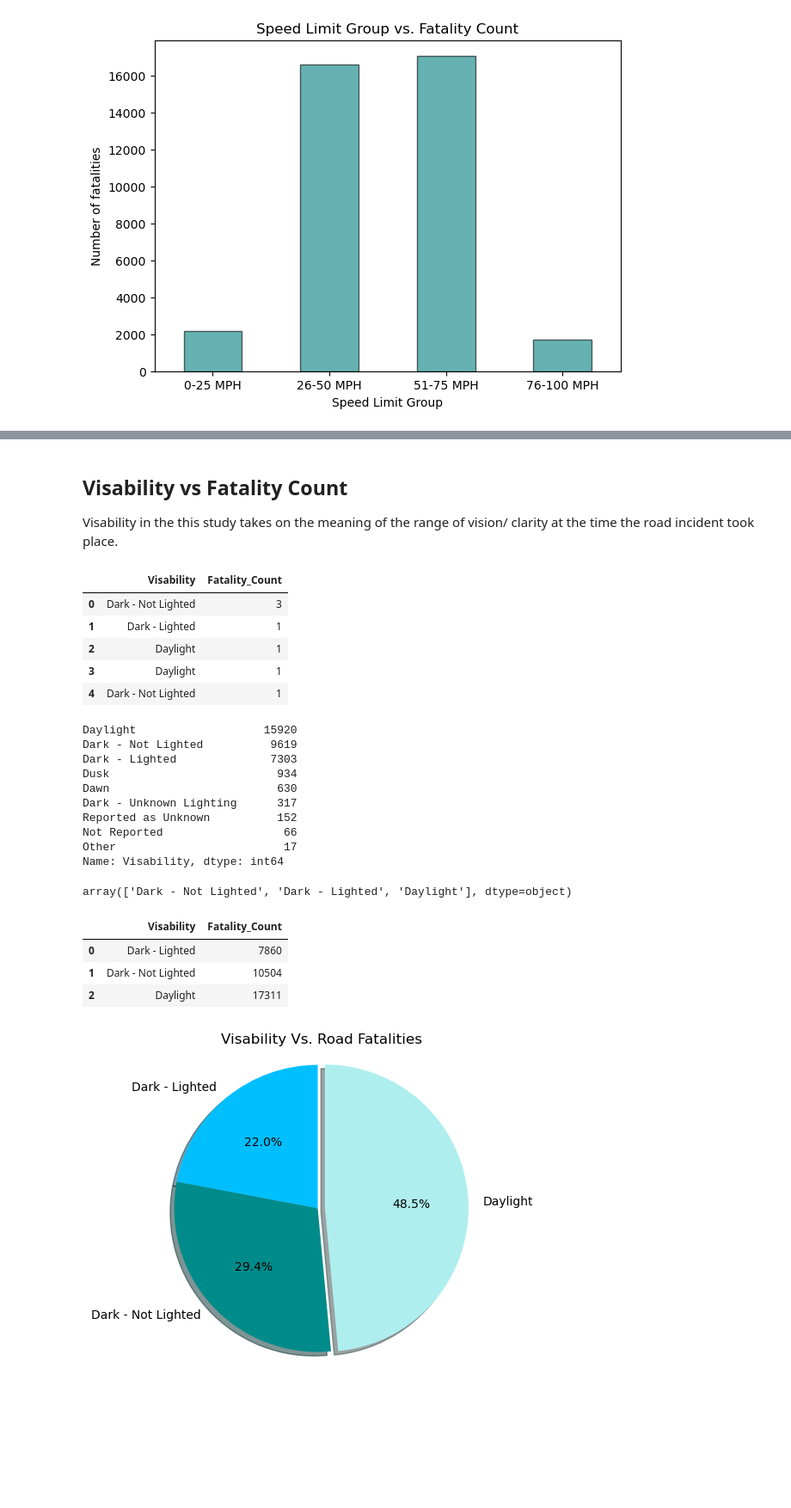
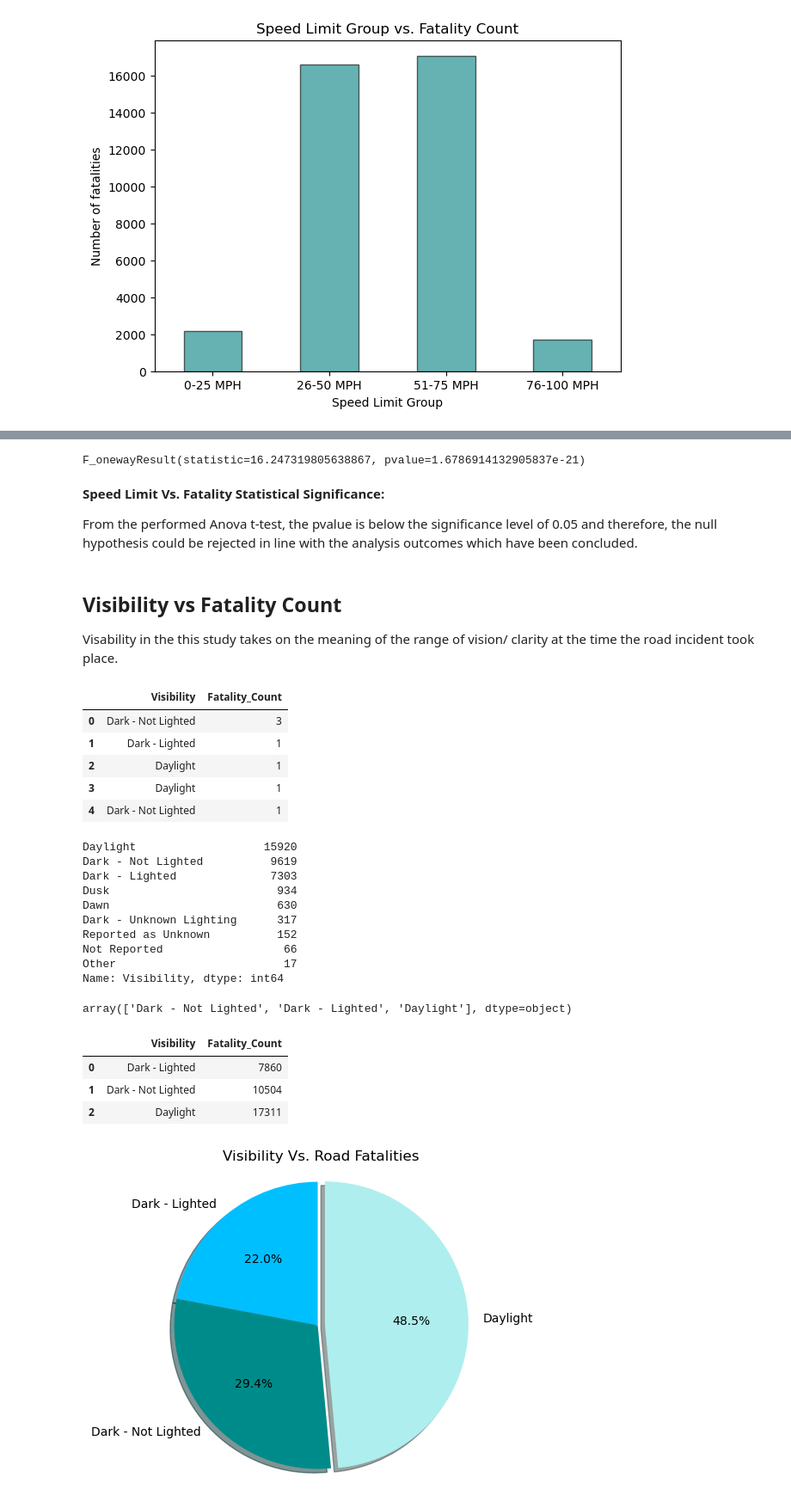
Before and after one commit to lishanisrikaran/project-1, a Jupyter notebook: road_fatalities - main.ipynb, the cells around one changed output, grey strips where cells are left out. Shown: that part at 86% size. Saved outputs shown, nothing was run; the diff lists cells and outputs as text; code cells hidden in the pictures; blank space fills up the shorter version.

Commit message:
ANOVA

```diff
--- a/road_fatalities - main.ipynb
+++ b/road_fatalities - main.ipynb
@@ -105,7 +105,7 @@ Cleaned_df = Cleaned_df.rename(columns={"caseyear":"Year", "st_case": "Case_ID",
                                                  "countyname":"County", "monthname": "Month", "day_week":"Day_Name",
                                                  "hour":"Hour", "rur_urbname": "Rural_Urban", "routename":"Route_Name",
                                                  "latitude": "Latitude", "longitud":"Longitude", "harm_evname": "Harm_Event",
-                                                 "lgt_condname":"Visability", "weathername":"Weather_Condition", "fatals":"Fatality_Count", "drunk_dr":"Drunk_Driver_Count"
+                                                 "lgt_condname":"Visibility", "weathername":"Weather_Condition", "fatals":"Fatality_Count", "drunk_dr":"Drunk_Driver_Count"
                                                   , "age":"Age", "speed_limit":"Speed_Limit", "race":"Race", "vehicle_make": "Vehicle_Make", "sex":"Sex"})
 Cleaned_df.head()
 # %% [output]
@@ -572,22 +594,31 @@ As previously suggested, linear regression was not the best way to model speed l
+# %%
+ # Perform the ANOVA
+st.f_oneway(group1, group2, group3, group4, group5, group6, group7, group8)
+# %% [output]
+F_onewayResult(statistic=16.247319805638867, pvalue=1.6786914132905837e-21)
+# %% [markdown]
+<b> Speed Limit Vs. Fatality Statistical Significance: <b>
+
+From the performed Anova t-test, the pvalue is below the significance level of 0.05 and therefore, the null hypothesis could be rejected in line with the analysis outcomes which have been concluded.
 # %% [markdown]
-## Visability vs Fatality Count
+## Visibility vs Fatality Count
 
 Visability in the this study takes on the meaning of the range of vision/ clarity at the time the road incident took place.
 # %%
-# Creating a separate DataFrame to visualise the various visabilities and the number of fatalities which occured in each case.
-visability_df = Cleaned_df[["Visability", "Fatality_Count"]]
-visability_df.reset_index()
-visability_df.head()
+# Creating a separate DataFrame to visualise the various visibilities and the number of fatalities which occured in each case.
+visibility_df = Cleaned_df[["Visibility", "Fatality_Count"]]
+visibility_df.reset_index()
+visibility_df.head()
 # %% [output]
-|  | Visability | Fatality_Count |
+|  | Visibility | Fatality_Count |
 | 0 | Dark - Not Lighted | 3 |
 | 1 | Dark - Lighted | 1 |
 | 2 | Daylight | 1 |
 | 3 | Daylight | 1 |
 | 4 | Dark - Not Lighted | 1 |
 # %%
-# There are many types of visability categories, this study will focus on the three with the highest frequency.
-visability_df["Visability"].value_counts()
+# There are many types of visibility categories, this study will focus on the three with the highest frequency.
+visibility_df["Visibility"].value_counts()
 # %% [output]
 Daylight                   15920
 Dark - Not Lighted          9619
@@ -598,36 +629,36 @@ Dark - Unknown Lighting      317
 Reported as Unknown          152
 Not Reported                  66
 Other                         17
-Name: Visability, dtype: int64
+Name: Visibility, dtype: int64
 # %%
-# Narrowing down the DataFrame to only include records relating to the three visability types of focus.
-visability_df = visability_df.loc[(visability_df["Visability"]=="Daylight") |
-                                  (visability_df["Visability"]=="Dark - Not Lighted") |
-                                  (visability_df["Visability"]=="Dark - Lighted")
+# Narrowing down the DataFrame to only include records relating to the three visibility types of focus.
+visibility_df = visibility_df.loc[(visibility_df["Visibility"]=="Daylight") |
+                                  (visibility_df["Visibility"]=="Dark - Not Lighted") |
+                                  (visibility_df["Visibility"]=="Dark - Lighted")
                                   , :]
 
-visability_df["Visability"].unique()
+visibility_df["Visibility"].unique()
 # %% [output]
 array(['Dark - Not Lighted', 'Dark - Lighted', 'Daylight'], dtype=object)
 # %%
-# Groups the visability_df by the visability type.
-visability_df = visability_df.groupby(["Visability"]).sum()
-visability_df = visability_df.reset_index()
-visability_df
+# Groups the visibility_df by the visibility type.
+visibility_df = visibility_df.groupby(["Visibility"]).sum()
+visibility_df = visibility_df.reset_index()
+visibility_df
 # %% [output]
-|  | Visability | Fatality_Count |
+|  | Visibility | Fatality_Count |
 | 0 | Dark - Lighted | 7860 |
 | 1 | Dark - Not Lighted | 10504 |
 | 2 | Daylight | 17311 |
 # %%
 # Pie Plot.
 colors = ["deepskyblue", "darkcyan", "paleturquoise"]
 explode = (0, 0.00, 0.05)
 
-plt.title("Visability Vs. Road Fatalities")
-plt.pie(visability_df["Fatality_Count"], explode=explode, colors=colors,
-        autopct="%1.1f%%", shadow=True, startangle=90, labels =visability_df["Visability"])
+plt.title("Visibility Vs. Road Fatalities")
+plt.pie(visibility_df["Fatality_Count"], explode=explode, colors=colors,
+        autopct="%1.1f%%", shadow=True, startangle=90, labels =visibility_df["Visibility"])
 plt.axis("equal")
 plt.show()
 # %% [output]
-[figure, old version]
+[figure, new version]
```
Also changed, not shown: parts of 33 cells of this notebook.
